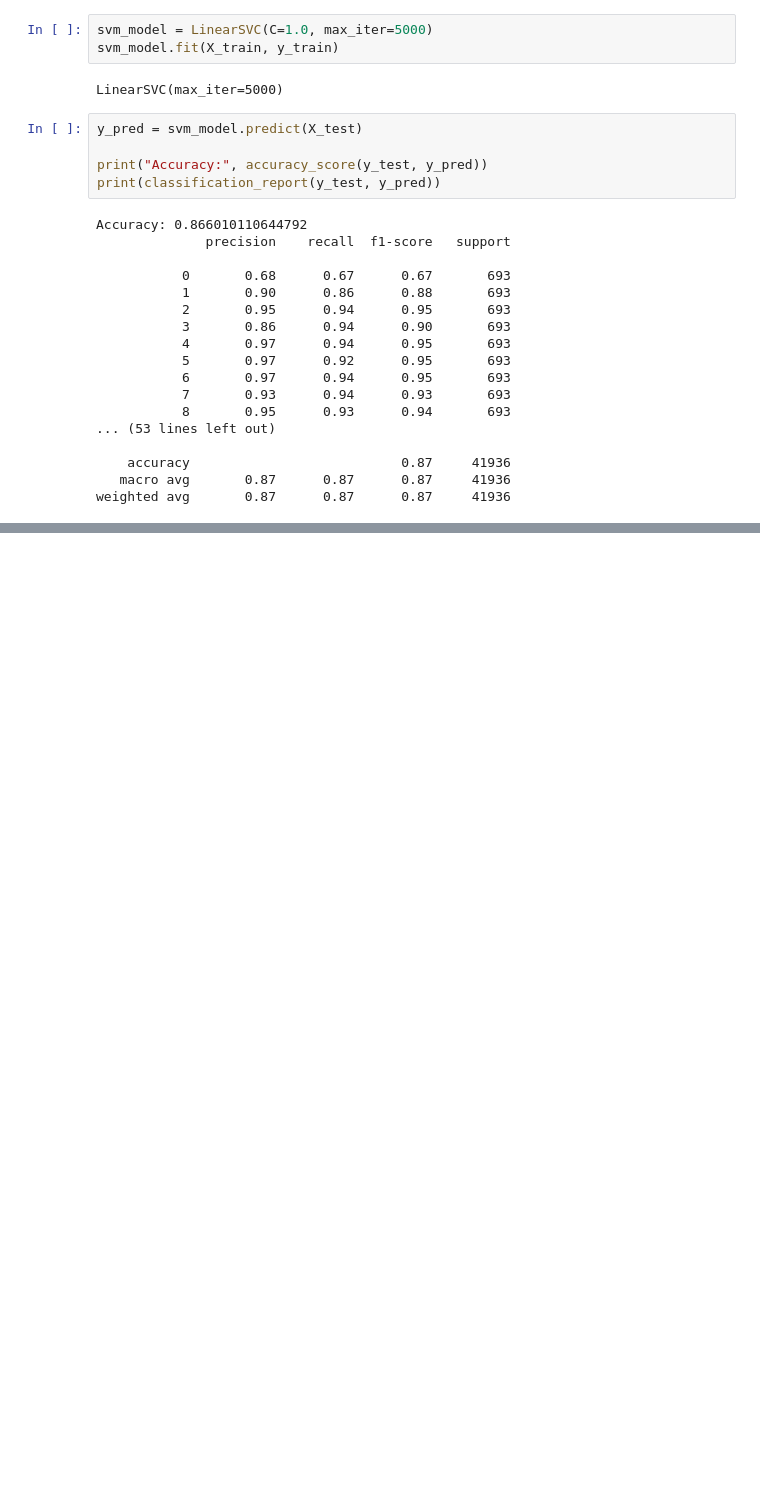
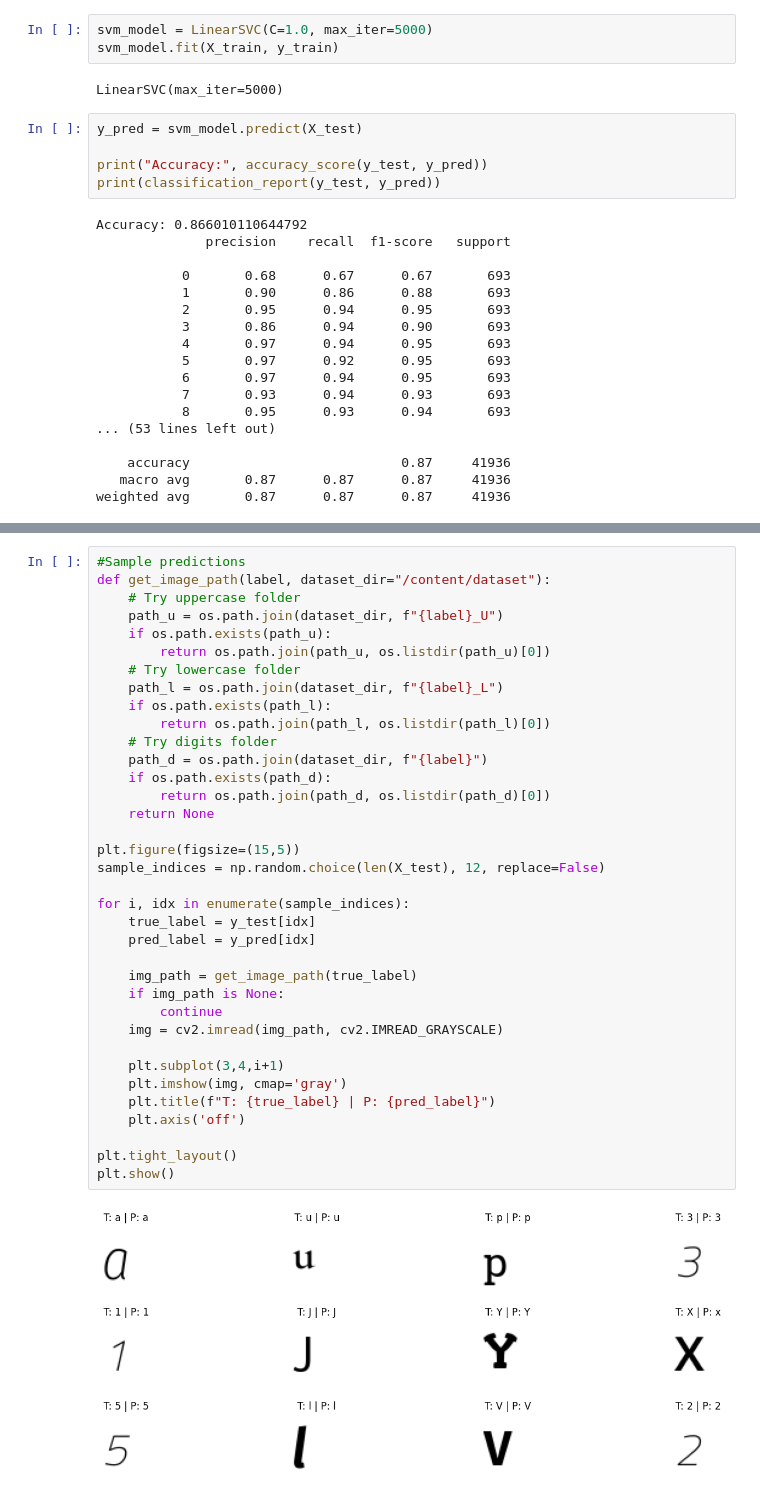
Before and after one commit to Mai-Fakhry/Optical-character-recognition-OCR-, a Jupyter notebook: NoteBooks/OCR_Dataset.ipynb, the cells around one changed output, grey strips where cells are left out. Drawn from its saved outputs; the diff is of its cells as text; blank space fills up the shorter version.

```diff
--- a/NoteBooks/OCR_Dataset.ipynb
+++ b/NoteBooks/OCR_Dataset.ipynb
@@ -226,0 +252,38 @@ weighted avg       0.87      0.87      0.87     41936
+# %%
+#Sample predictions
+def get_image_path(label, dataset_dir="/content/dataset"):
+    # Try uppercase folder
+    path_u = os.path.join(dataset_dir, f"{label}_U")
+    if os.path.exists(path_u):
+        return os.path.join(path_u, os.listdir(path_u)[0])
+    # Try lowercase folder
+    path_l = os.path.join(dataset_dir, f"{label}_L")
+    if os.path.exists(path_l):
+        return os.path.join(path_l, os.listdir(path_l)[0])
+    # Try digits folder
+    path_d = os.path.join(dataset_dir, f"{label}")
+    if os.path.exists(path_d):
+        return os.path.join(path_d, os.listdir(path_d)[0])
+    return None
+
+plt.figure(figsize=(15,5))
+sample_indices = np.random.choice(len(X_test), 12, replace=False)
+
+for i, idx in enumerate(sample_indices):
+    true_label = y_test[idx]
+    pred_label = y_pred[idx]
+
+    img_path = get_image_path(true_label)
+    if img_path is None:
+        continue
+    img = cv2.imread(img_path, cv2.IMREAD_GRAYSCALE)
+
+    plt.subplot(3,4,i+1)
+    plt.imshow(img, cmap='gray')
+    plt.title(f"T: {true_label} | P: {pred_label}")
+    plt.axis('off')
+
+plt.tight_layout()
+plt.show()
+# %% [output]
+[figure, added]
```
Also changed, not shown: parts of 4 cells of this notebook.
